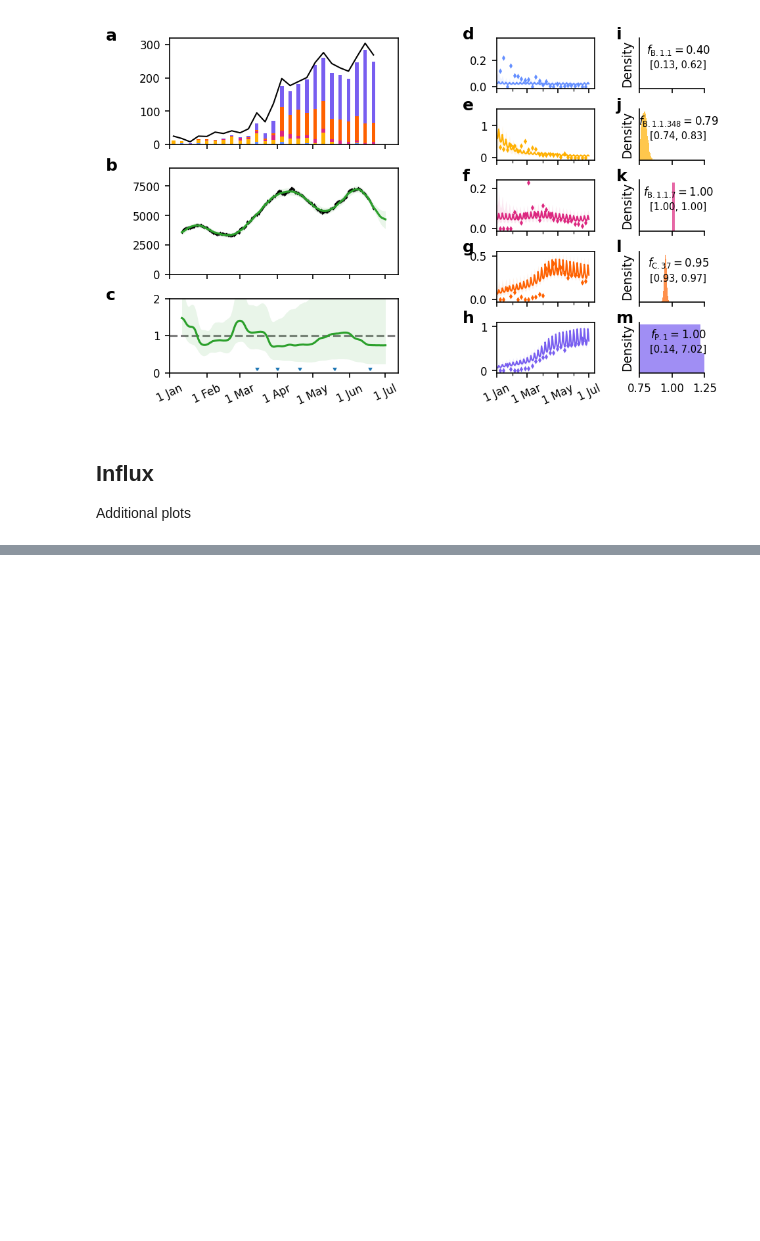
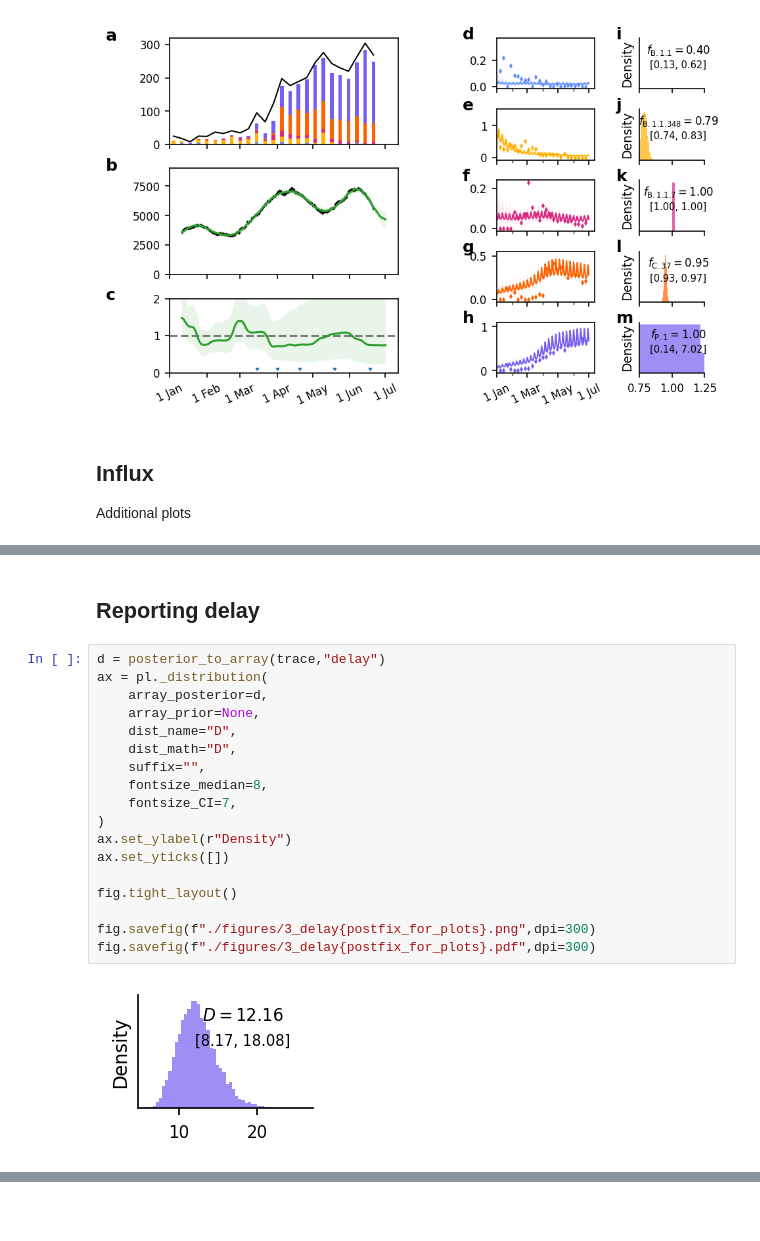
Before and after one commit to Priesemann-Group/covid19_variants_chile, a Jupyter notebook: create_plots.ipynb, the cells around one changed output, grey strips where cells are left out. Drawn from its saved outputs; the diff is of its cells as text; blank space fills up the shorter version.

Commit message:
Added supp. figure

```diff
--- a/create_plots.ipynb
+++ b/create_plots.ipynb
@@ -339,0 +349,22 @@ fig.savefig(f"./figures/2_influx{postfix_for_plots}.pdf",dpi=300)
+# %% [markdown]
+## Reporting delay
+# %%
+d = posterior_to_array(trace,"delay")
+ax = pl._distribution(
+    array_posterior=d,
+    array_prior=None,
+    dist_name="D",
+    dist_math="D",
+    suffix="",
+    fontsize_median=8,
+    fontsize_CI=7,
+)
+ax.set_ylabel(r"Density")
+ax.set_yticks([])
+
+fig.tight_layout()
+
+fig.savefig(f"./figures/3_delay{postfix_for_plots}.png",dpi=300)
+fig.savefig(f"./figures/3_delay{postfix_for_plots}.pdf",dpi=300)
+# %% [output]
+[figure, added]
```
Also changed, not shown: parts of 4 cells of this notebook.
